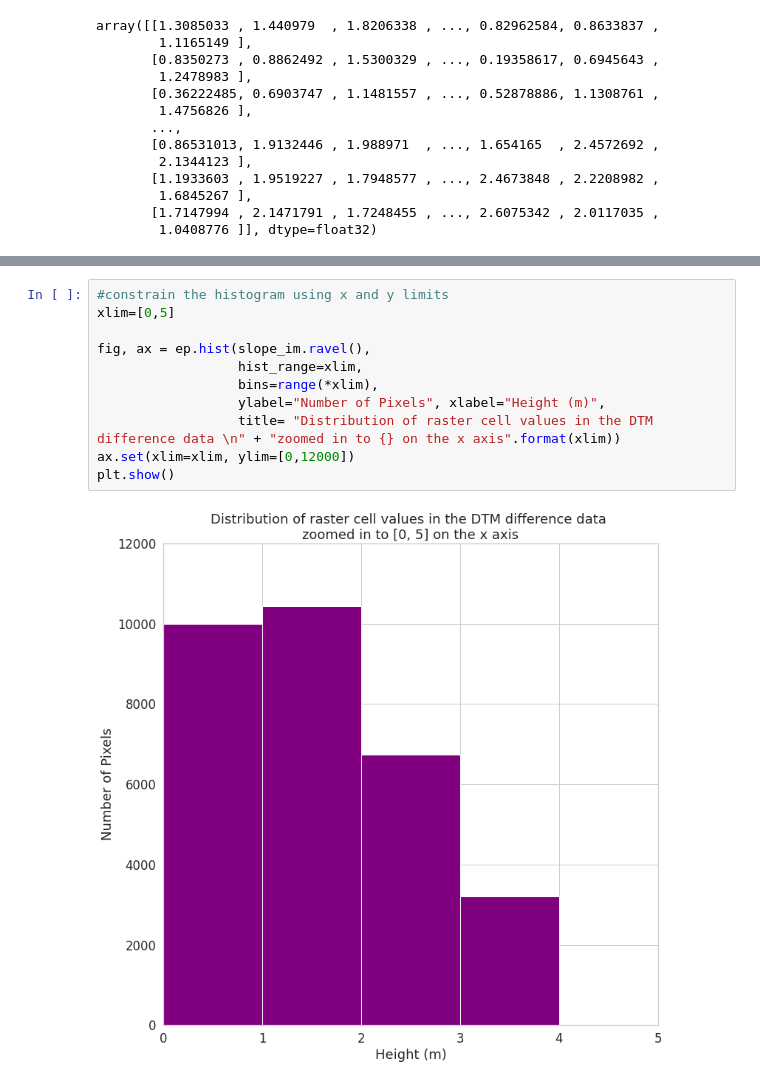
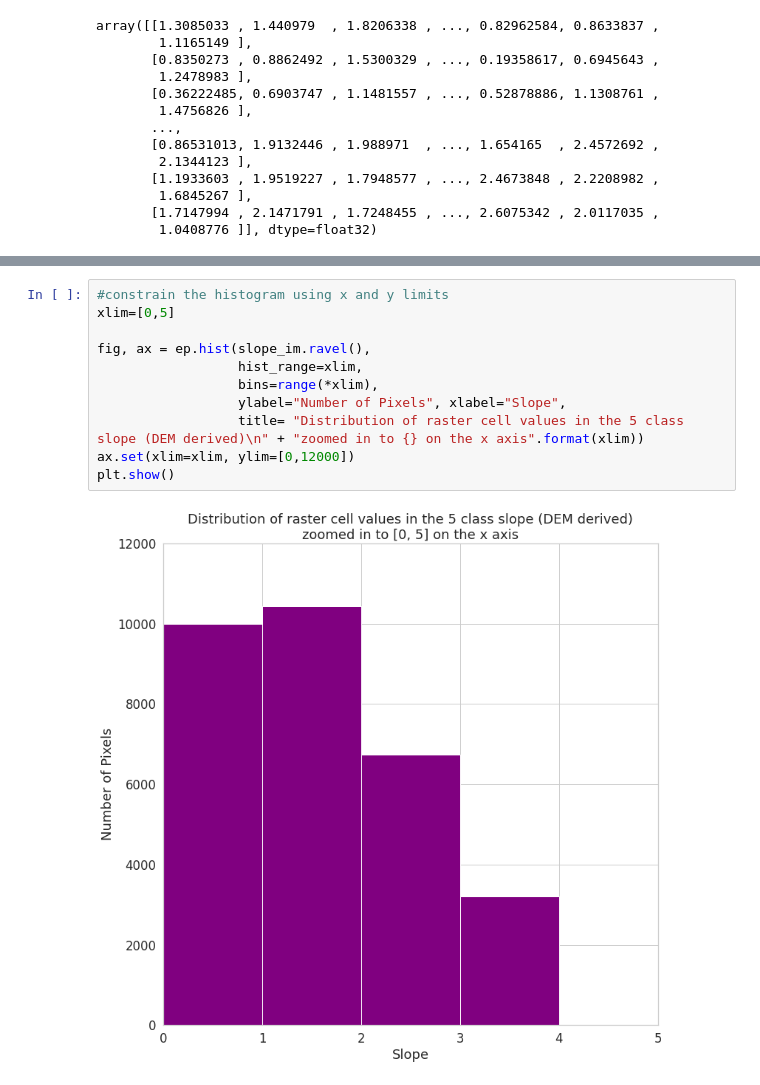
Before and after one commit to Robotmcgregor/earth-analytics-python-env, a Jupyter notebook: Classify_and_Plot_Slope_Raster_Data_in_Python.ipynb, the cells around one changed output, grey strips where cells are left out. Saved outputs shown, nothing was run; the diff lists cells and outputs as text.

```diff
--- a/Classify_and_Plot_Slope_Raster_Data_in_Python.ipynb
+++ b/Classify_and_Plot_Slope_Raster_Data_in_Python.ipynb
@@ -128,16 +101,16 @@ TypeError: ignored
 # %%
 #constrain the histogram using x and y limits
 xlim=[0,5]
 
 fig, ax = ep.hist(slope_im.ravel(),
                   hist_range=xlim,
                   bins=range(*xlim),
-                  ylabel="Number of Pixels", xlabel="Height (m)",
-                  title= "Distribution of raster cell values in the DTM difference data \n" + "zoomed in to {} on the x axis".format(xlim))
+                  ylabel="Number of Pixels", xlabel="Slope",
+                  title= "Distribution of raster cell values in the 5 class slope (DEM derived)\n" + "zoomed in to {} on the x axis".format(xlim))
 ax.set(xlim=xlim, ylim=[0,12000])
 plt.show()
 # %% [output]
-[figure, old version]
+[figure, new version]
 # %%
 #get values from the histogram
 counts, bins = np.histogram(slope_im,
```
Also changed, not shown: parts of 22 cells of this notebook.
